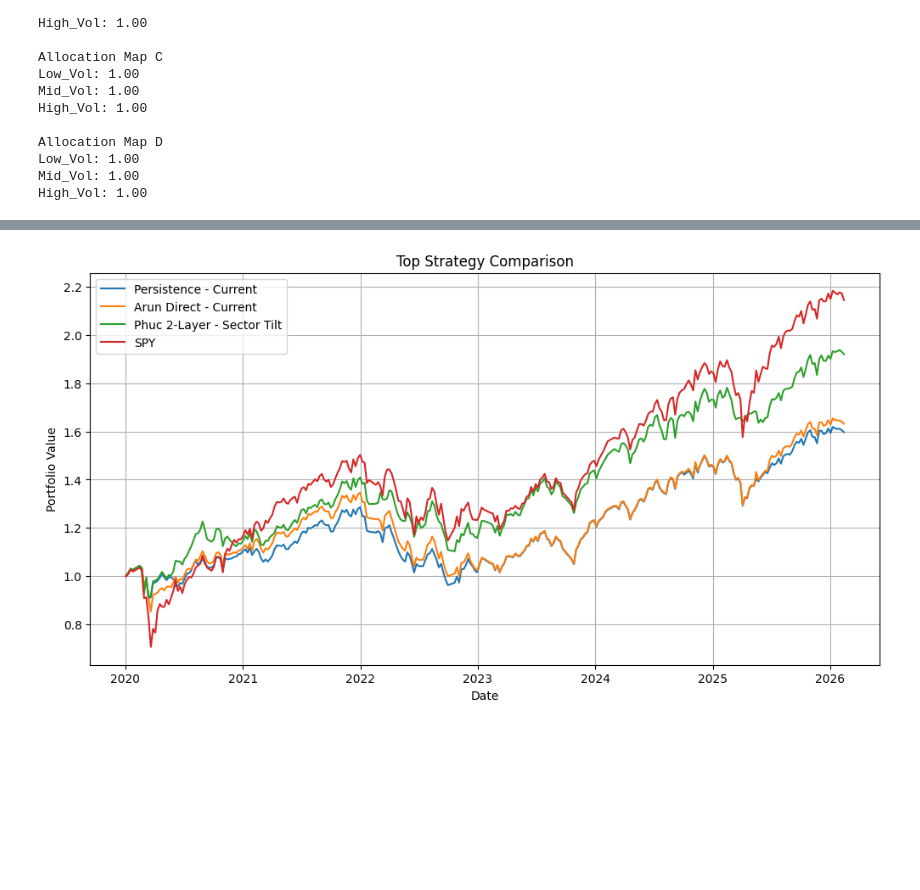
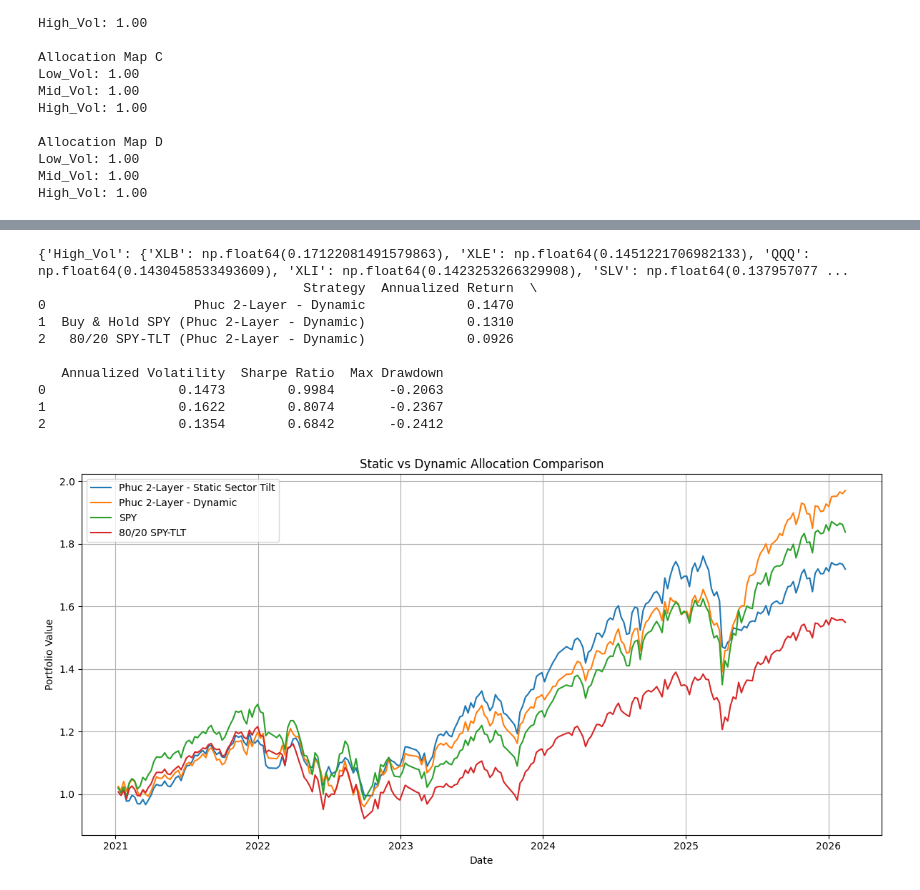
Before and after one commit to Spencer-Cheung/regime-portfolio-allocation, a Jupyter notebook: 05 - Regime Portfolio - Combined 2 Layer.ipynb, the cells around one changed output, grey strips where cells are left out. Cells and saved outputs as stored; diff of their text form; code cells hidden in the pictures; blank space fills up the shorter version.

```diff
--- a/05 - Regime Portfolio - Combined 2 Layer.ipynb
+++ b/05 - Regime Portfolio - Combined 2 Layer.ipynb
@@ -192,0 +243,10 @@ Return columns now in backtest_df:
+# %%
+pred_val = pred_val.drop(columns=[c for c in pred_val.columns if c.endswith("_return")], errors="ignore")
+pred_test = pred_test.drop(columns=[c for c in pred_test.columns if c.endswith("_return")], errors="ignore")
+
+pred_val = pred_val.join(returns_df, how="left")
+pred_test = pred_test.join(returns_df, how="left")
+
+print("SPY_return exists:", "SPY_return" in pred_test.columns)
+print("TLT_return exists:", "TLT_return" in pred_test.columns)
+print(pred_test[["SPY_return", "TLT_return"]].head())
@@ -449,7 +529,7 @@ def run_allocation_backtest(
         if pd.isna(regime):
             return {}
         if regime not in allocation_map:
-            raise ValueError(f"Regime {regime} not found in allocation map")
+            return {}
         return allocation_map[regime]
 
     weights_df = df[signal_col].map(get_weights).apply(pd.Series).fillna(0.0)
@@ -840,24 +1055,55 @@ def build_dynamic_allocation_map(
 
     return allocation_map
 # %%
-plot_compare = pd.DataFrame(index=phuc_test.index)
+dynamic_map_phuc = build_dynamic_allocation_map(
+    train_df=pred_val.dropna(subset=["signal_phuc_trade"]).copy(),
+    regime_col="signal_phuc_trade",
+    top_n=7
+)
 
-plot_compare["Persistence - Current"] = results["Current"]["persist"][0]["strategy_growth"]
-plot_compare["Arun Direct - Current"] = results["Current"]["arun"][0]["strategy_growth"]
-plot_compare["Phuc 2-Layer - Sector Tilt"] = results["Sector Tilt"]["phuc"][0]["strategy_growth"]
-plot_compare["SPY"] = results["Current"]["phuc"][0]["spy_growth"]
+print(dynamic_map_phuc)
+
+phuc_dynamic_res, phuc_dynamic_summary = run_allocation_backtest(
+    base_df=pred_test.dropna(subset=["signal_phuc_trade"]).copy(),
+    signal_col="signal_phuc_trade",
+    allocation_map=dynamic_map_phuc,
+    strategy_name="Phuc 2-Layer - Dynamic"
+)
+
+print(phuc_dynamic_summary.round(4))
+
+
+plot_compare = pd.DataFrame()
+
+plot_compare["Phuc 2-Layer - Static Sector Tilt"] = results["Sector Tilt"]["phuc"][0]["strategy_growth"]
+plot_compare["Phuc 2-Layer - Dynamic"] = phuc_dynamic_res["strategy_growth"]
+plot_compare["SPY"] = phuc_dynamic_res["spy_growth"]
+plot_compare["80/20 SPY-TLT"] = phuc_dynamic_res["growth_8020"]
+
+plot_compare = plot_compare.dropna(how="all")
 
 plt.figure(figsize=(12, 6))
 for col in plot_compare.columns:
     plt.plot(plot_compare.index, plot_compare[col], label=col)
 
-plt.title("Top Strategy Comparison")
+plt.title("Static vs Dynamic Allocation Comparison")
 plt.xlabel("Date")
 plt.ylabel("Portfolio Value")
 plt.legend()
 plt.grid(True)
+plt.tight_layout()
 plt.show()
 # %% [output]
+{'High_Vol': {'XLB': np.float64(0.17122081491579863), 'XLE': np.float64(0.1451221706982133), 'QQQ': np.float64(0.1430458533493609), 'XLI': np.float64(0.1423253266329908), 'SLV': np.float64(0.137957077 ...
+                                  Strategy  Annualized Return  \
+0                   Phuc 2-Layer - Dynamic             0.1470
+1  Buy & Hold SPY (Phuc 2-Layer - Dynamic)             0.1310
+2   80/20 SPY-TLT (Phuc 2-Layer - Dynamic)             0.0926
+
+   Annualized Volatility  Sharpe Ratio  Max Drawdown
+0                 0.1473        0.9984       -0.2063
+1                 0.1622        0.8074       -0.2367
+2                 0.1354        0.6842       -0.2412
-[figure, old version]
+[figure, new version]
 # %%
 top_plot = strategy_only.copy().sort_values("Sharpe Ratio", ascending=False).head(6)
```
Also changed, not shown: parts of 21 cells of this notebook, 1 other file.
